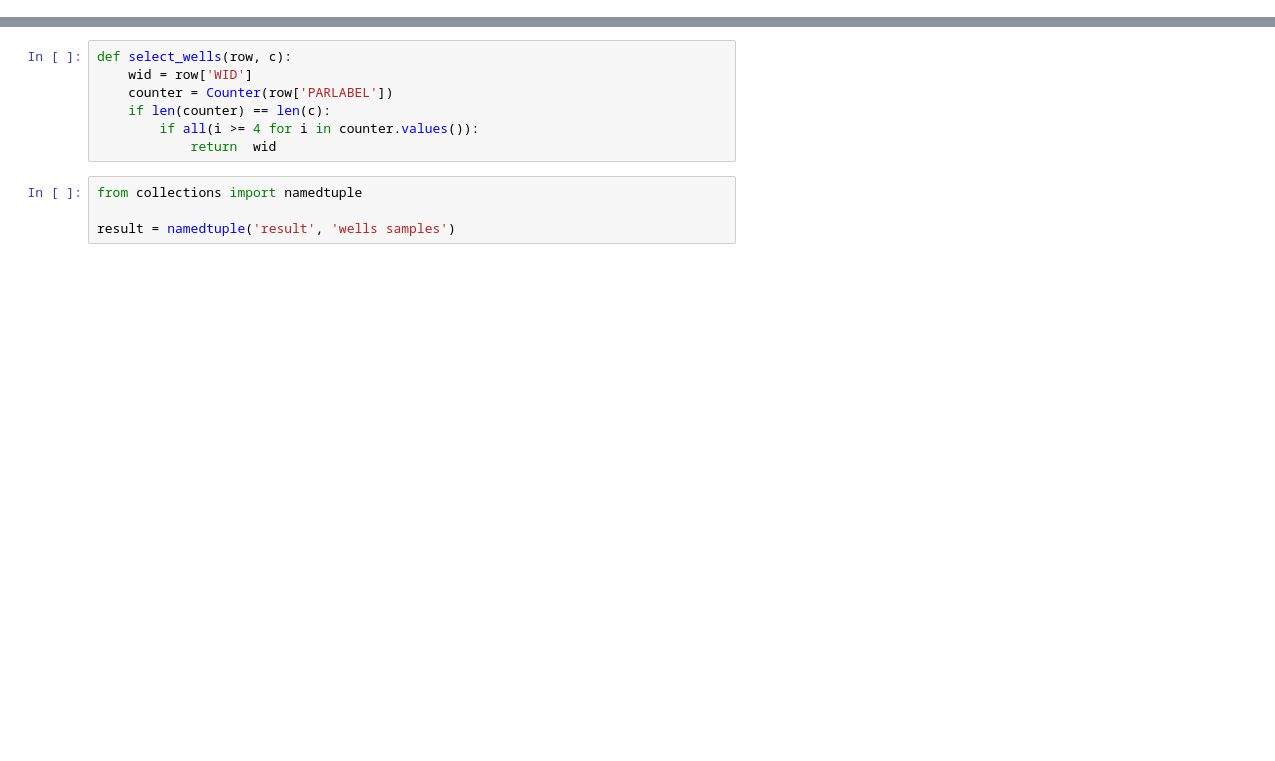
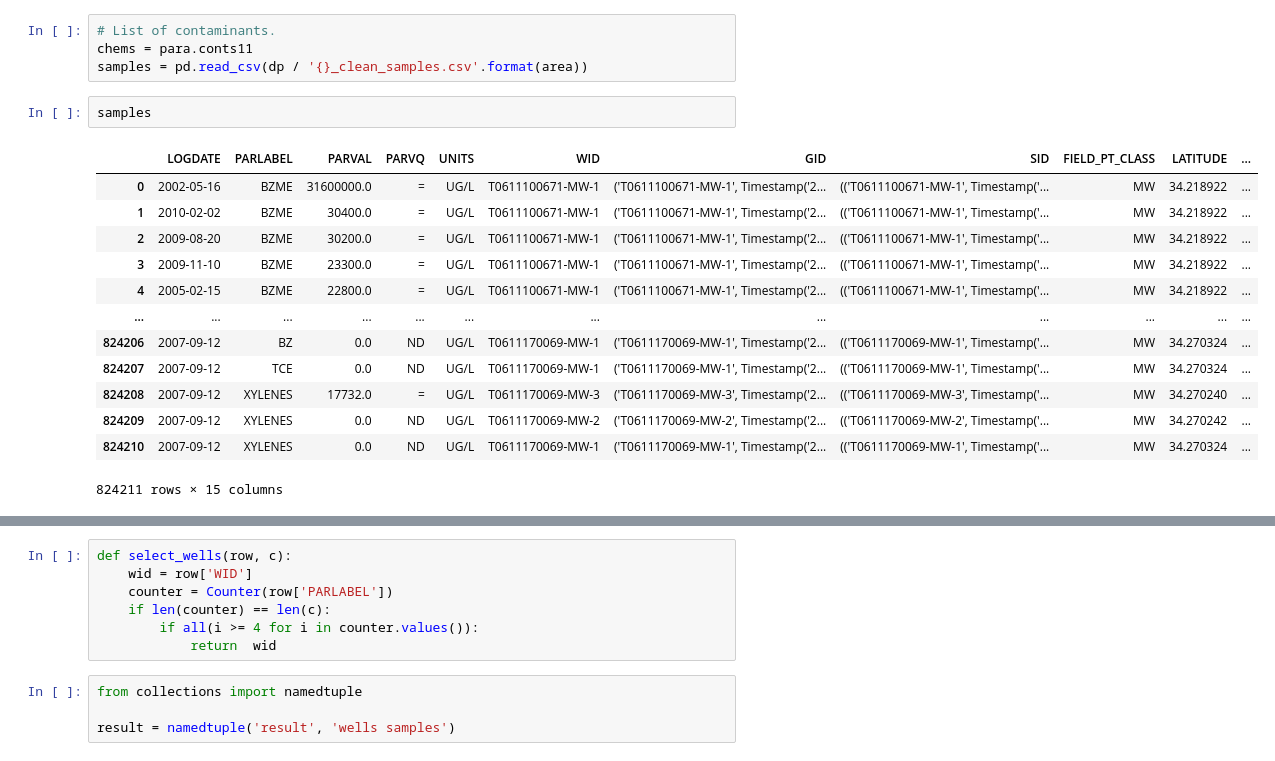
Before and after one commit to aarongaines/slr_ground_water_quality_, a Jupyter notebook: contaminant_combos.ipynb, the cells around one changed output, grey strips where cells are left out. Cells and saved outputs as stored; diff of their text form; blank space fills up the shorter version.

```diff
--- a/contaminant_combos.ipynb
+++ b/contaminant_combos.ipynb
@@ -113,0 +29,20 @@ Joining MCL values to samples
+# %%
+# List of contaminants.
+chems = para.conts11
+samples = pd.read_csv(dp / '{}_clean_samples.csv'.format(area))
+# %%
+samples
+# %% [output]
+|  | LOGDATE | PARLABEL | PARVAL | PARVQ | UNITS | WID | GID | SID | FIELD_PT_CLASS | LATITUDE | ... |
+| 0 | 2002-05-16 | BZME | 31600000.0 | = | UG/L | T0611100671-MW-1 | ('T0611100671-MW-1', Timestamp('2... | (('T0611100671-MW-1', Timestamp('... | MW | 34.218922 | ... |
+| 1 | 2010-02-02 | BZME | 30400.0 | = | UG/L | T0611100671-MW-1 | ('T0611100671-MW-1', Timestamp('2... | (('T0611100671-MW-1', Timestamp('... | MW | 34.218922 | ... |
+| 2 | 2009-08-20 | BZME | 30200.0 | = | UG/L | T0611100671-MW-1 | ('T0611100671-MW-1', Timestamp('2... | (('T0611100671-MW-1', Timestamp('... | MW | 34.218922 | ... |
+| 3 | 2009-11-10 | BZME | 23300.0 | = | UG/L | T0611100671-MW-1 | ('T0611100671-MW-1', Timestamp('2... | (('T0611100671-MW-1', Timestamp('... | MW | 34.218922 | ... |
+| 4 | 2005-02-15 | BZME | 22800.0 | = | UG/L | T0611100671-MW-1 | ('T0611100671-MW-1', Timestamp('2... | (('T0611100671-MW-1', Timestamp('... | MW | 34.218922 | ... |
+| ... | ... | ... | ... | ... | ... | ... | ... | ... | ... | ... | ... |
+| 824206 | 2007-09-12 | BZ | 0.0 | ND | UG/L | T0611170069-MW-1 | ('T0611170069-MW-1', Timestamp('2... | (('T0611170069-MW-1', Timestamp('... | MW | 34.270324 | ... |
+| 824207 | 2007-09-12 | TCE | 0.0 | ND | UG/L | T0611170069-MW-1 | ('T0611170069-MW-1', Timestamp('2... | (('T0611170069-MW-1', Timestamp('... | MW | 34.270324 | ... |
+| 824208 | 2007-09-12 | XYLENES | 17732.0 | = | UG/L | T0611170069-MW-3 | ('T0611170069-MW-3', Timestamp('2... | (('T0611170069-MW-3', Timestamp('... | MW | 34.270240 | ... |
+| 824209 | 2007-09-12 | XYLENES | 0.0 | ND | UG/L | T0611170069-MW-2 | ('T0611170069-MW-2', Timestamp('2... | (('T0611170069-MW-2', Timestamp('... | MW | 34.270242 | ... |
+| 824210 | 2007-09-12 | XYLENES | 0.0 | ND | UG/L | T0611170069-MW-1 | ('T0611170069-MW-1', Timestamp('2... | (('T0611170069-MW-1', Timestamp('... | MW | 34.270324 | ... |
+824211 rows × 15 columns
```
Also changed, not shown: parts of 22 cells of this notebook, 7 other files.
